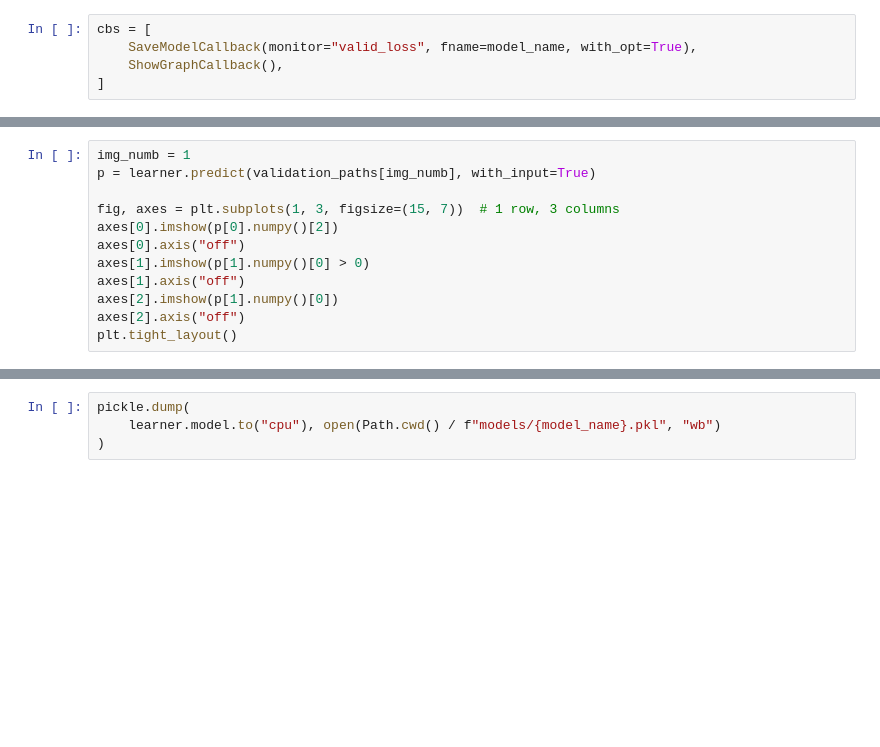
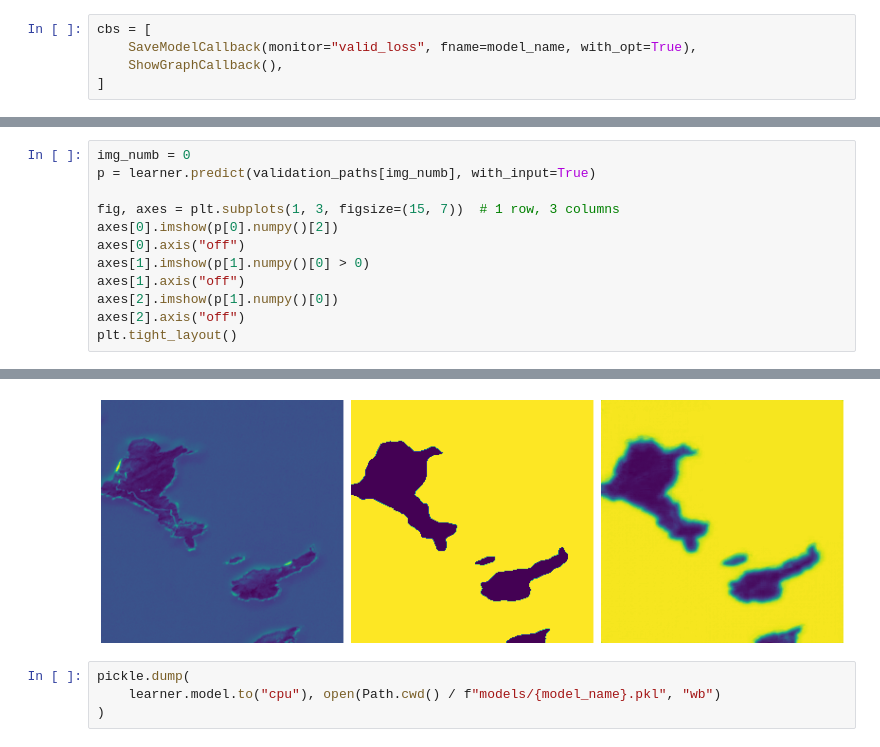
Before and after one commit to wrignj08/S2Coastline, a Jupyter notebook: Train.ipynb, the cells around one changed output, grey strips where cells are left out. Cells and saved outputs as stored; diff of their text form; blank space fills up the shorter version.

```diff
--- a/Train.ipynb
+++ b/Train.ipynb
@@ -307,5 +361,5 @@ learner.load(model_name)
 # %%
-img_numb = 1
+img_numb = 0
 p = learner.predict(validation_paths[img_numb], with_input=True)
 
 fig, axes = plt.subplots(1, 3, figsize=(15, 7))  # 1 row, 3 columns
@@ -316,3 +370,4 @@ axes[1].axis("off")
 axes[2].imshow(p[1].numpy()[0])
 axes[2].axis("off")
 plt.tight_layout()
+# %% [output]
@@ -319,3 +375,4 @@ plt.tight_layout()
+[figure, added]
 # %%
 pickle.dump(
     learner.model.to("cpu"), open(Path.cwd() / f"models/{model_name}.pkl", "wb")
```
Also changed, not shown: parts of 11 cells of this notebook, 11 other files.
